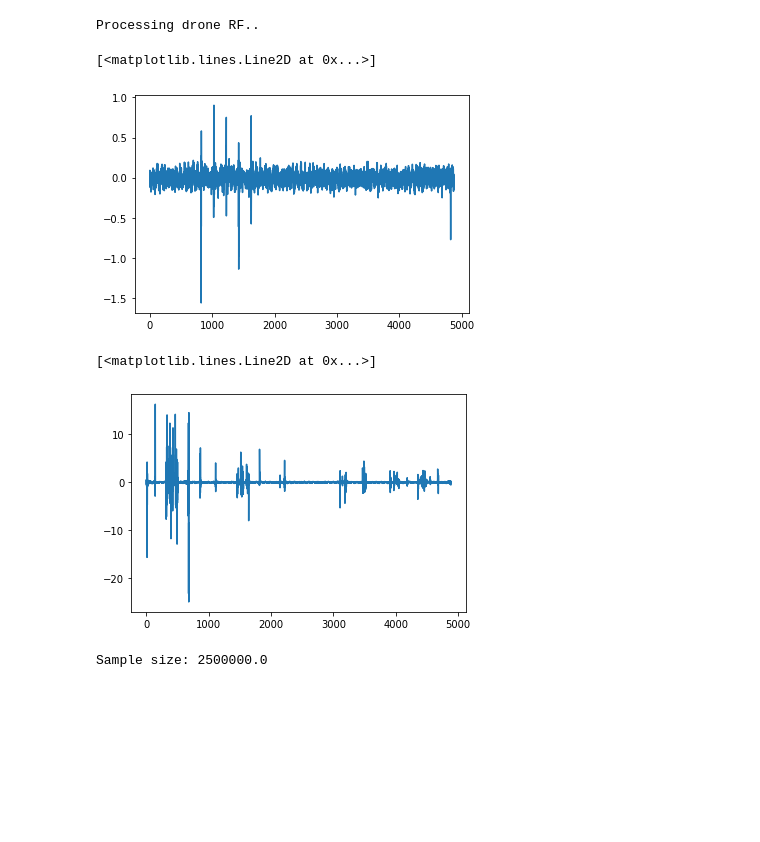
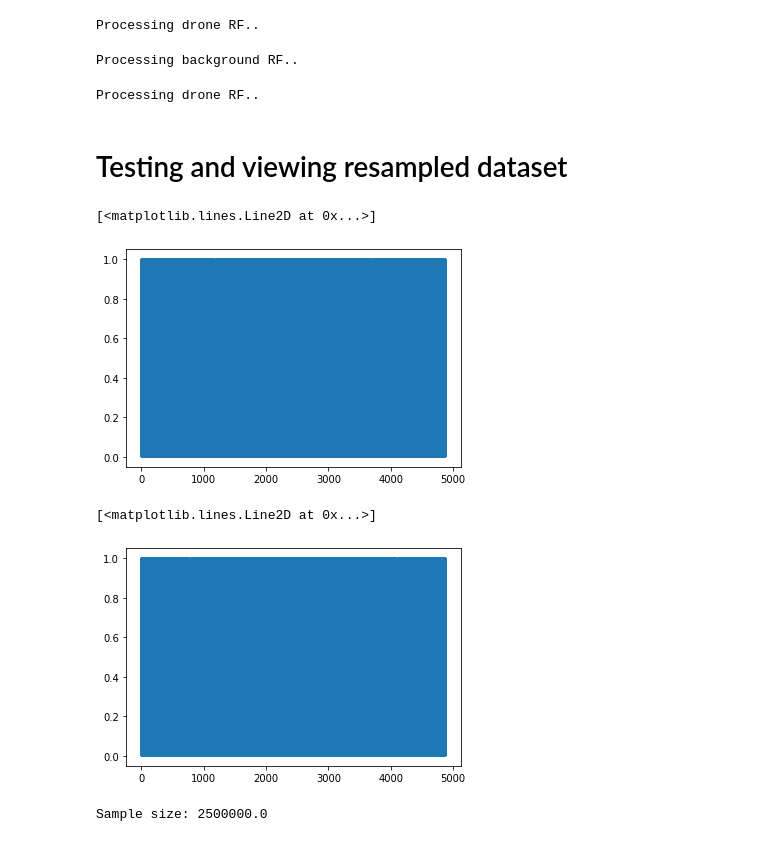
Before and after one commit to nihadern/cam-rf-drone-detection, a Jupyter notebook: Data Parser.ipynb, the cells around one changed output. Cells and saved outputs as stored; diff of their text form; code cells hidden in the pictures; blank space fills up the shorter version.

```diff
--- a/Data Parser.ipynb
+++ b/Data Parser.ipynb
@@ -189,3 +210,31 @@ Processing drone RF..
 # %%
 np.save("data/droneRF_onefourth" ,np.array(drone_resampled))
 np.save("data/backgroundRF_onefourth" ,np.array(background_resampled))
+# %%
+from scipy import fftpack
+from tqdm import tqdm
+fft = fftpack.fft
+background_resampled = []
+drone_resampled = []
+M = 2**11
+num_samples = int(10**7/M)
+from sklearn.preprocessing import MinMaxScaler
+scaler = MinMaxScaler()
+
+print("Processing background RF..")
+for sample in tqdm(background):
+    resampled_L = np.absolute(fft(sample[0], num_samples))
+    resampled_H = np.absolute(fft(sample[1], num_samples))
+    resampled_LH = np.array([resampled_L, resampled_H])
+    resampled_LH = scaler.fit_transform(resampled_LH)
+    background_resampled.append(resampled_LH)
+print("Processing drone RF..")
+for sample in tqdm(drone):
+    resampled_L = np.absolute(fft(sample[0], num_samples))
+    resampled_H = np.absolute(fft(sample[1], num_samples))
+    resampled_LH = np.array([resampled_L, resampled_H])
+    resampled_LH = scaler.fit_transform(resampled_LH)
+    drone_resampled.append(resampled_LH)
+# %% [output]
+Processing background RF..
+Processing drone RF..
@@ -192,18 +244,20 @@ np.save("data/backgroundRF_onefourth" ,np.array(background_resampled))
+# %% [markdown]
+# Testing and viewing resampled dataset
 # %%
 from sklearn.preprocessing import StandardScaler
 scaler = StandardScaler()
 scaler.fit(np.array(background_resampled+drone_resampled).flatten().reshape(-1,1))
 np.array(background).shape
 # %%
-plt.plot(background_resampled[19][1])
+plt.plot(background_resampled[1][0])
 # %% [output]
 [<matplotlib.lines.Line2D at 0x...>]
-[figure, old version]
+[figure, new version]
 # %%
-plt.plot(drone_resampled[4][0])
+plt.plot(drone_resampled[2][0])
 # %% [output]
 [<matplotlib.lines.Line2D at 0x...>]
-[figure, old version]
+[figure, new version]
 # %%
 from scipy import signal
 import matplotlib.pyplot as plt
```
Also changed, not shown: parts of 16 cells of this notebook, 4 other files.
